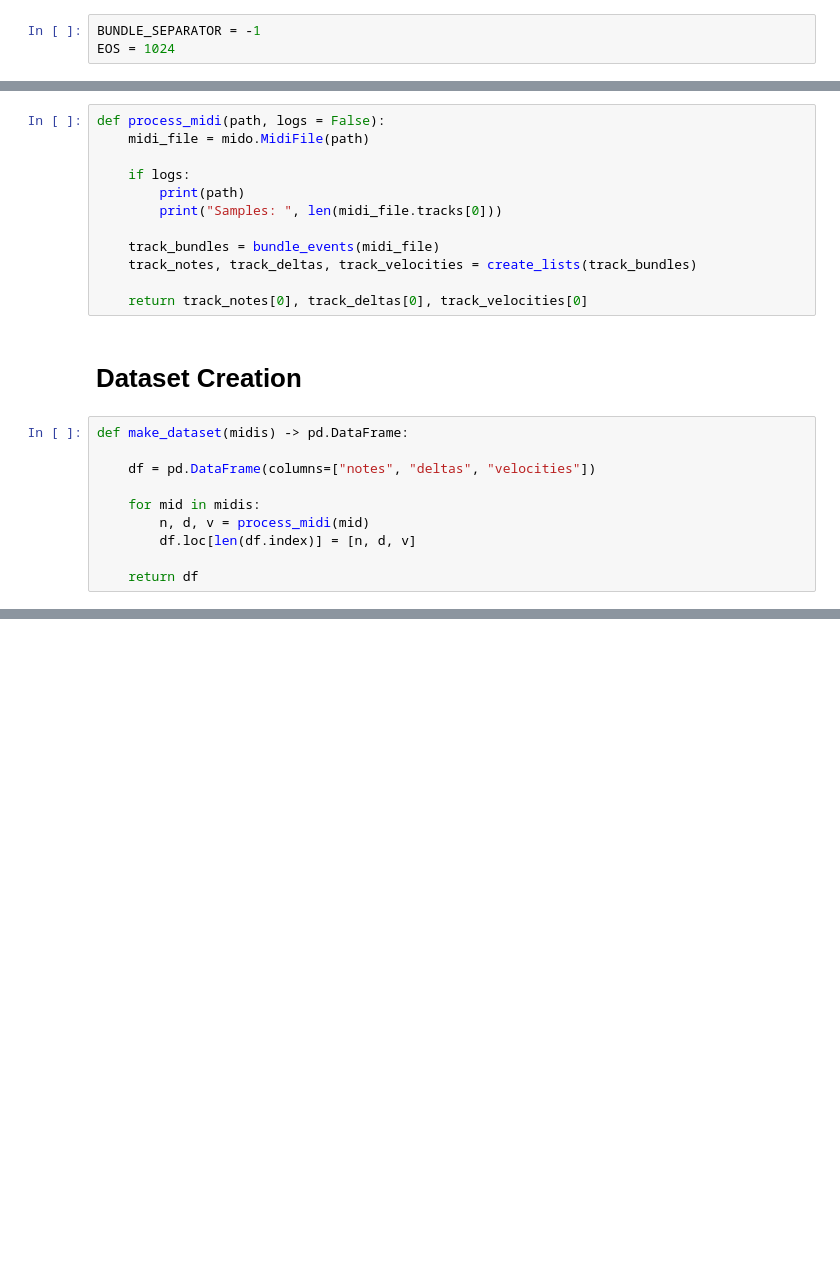
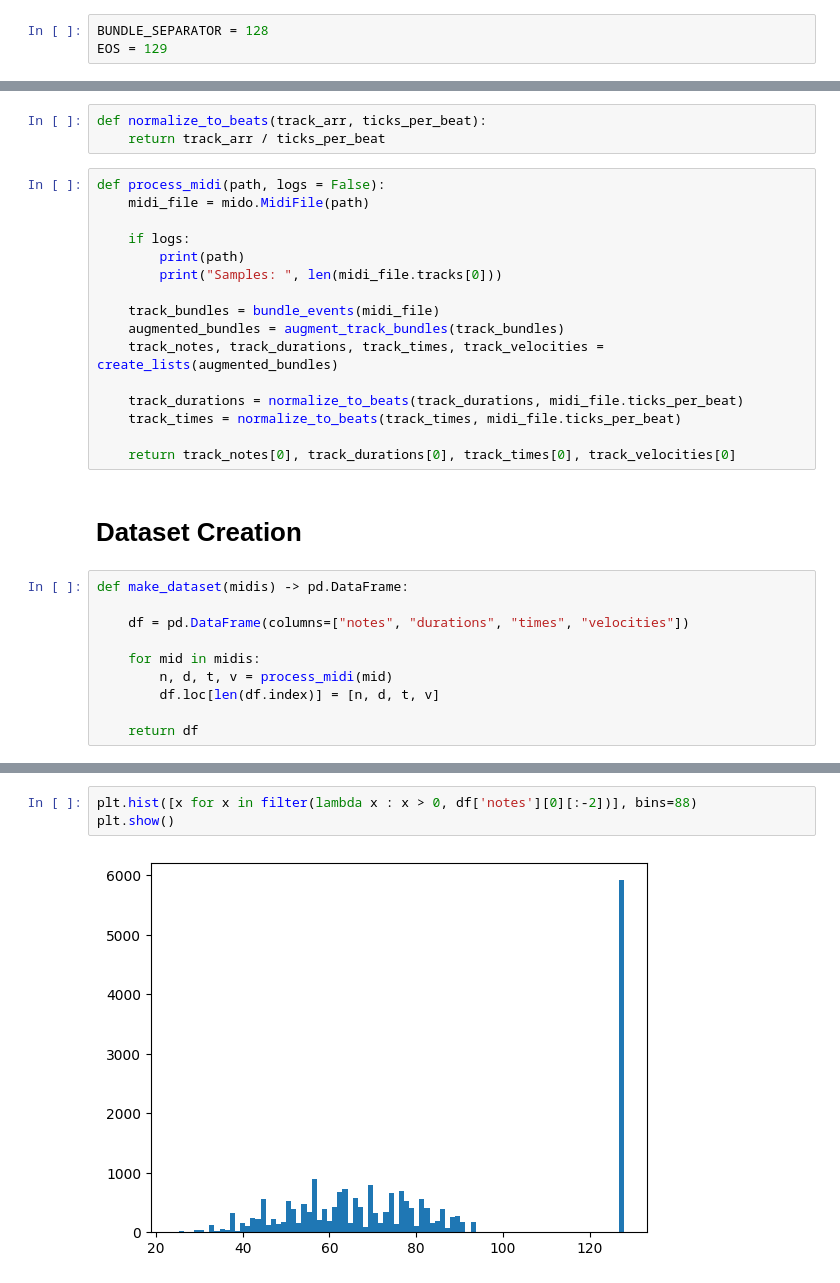
Before and after one commit to TheRealAnonymous008/ML-Playground, a Jupyter notebook: Composer/demo.ipynb, the cells around one changed output, grey strips where cells are left out. Cells and saved outputs as stored; diff of their text form; blank space fills up the shorter version.

Commit message:
feat: midi preprocessing, dataloading pipeline and composer model

```diff
--- a/Composer/demo.ipynb
+++ b/Composer/demo.ipynb
@@ -14,6 +16,6 @@ import matplotlib.pyplot as plt
 # %%
-BUNDLE_SEPARATOR = -1
-EOS = 1024
+BUNDLE_SEPARATOR = 128
+EOS = 129
 # %%
 # Bundle all note events together based on their time offset from each other
 # Returns an array with dimensions (tracks, bundles per track)
@@ -85,3 +135,6 @@ def create_lists(track_bundles):
+# %%
+def normalize_to_beats(track_arr, ticks_per_beat):
+    return track_arr / ticks_per_beat
 # %%
 def process_midi(path, logs = False):
     midi_file = mido.MidiFile(path)
@@ -91,19 +144,23 @@ def process_midi(path, logs = False):
         print("Samples: ", len(midi_file.tracks[0]))
 
     track_bundles = bundle_events(midi_file)
-    track_notes, track_deltas, track_velocities = create_lists(track_bundles)
+    augmented_bundles = augment_track_bundles(track_bundles)
+    track_notes, track_durations, track_times, track_velocities = create_lists(augmented_bundles)
 
-    return track_notes[0], track_deltas[0], track_velocities[0]
+    track_durations = normalize_to_beats(track_durations, midi_file.ticks_per_beat)
+    track_times = normalize_to_beats(track_times, midi_file.ticks_per_beat)
+
+    return track_notes[0], track_durations[0], track_times[0], track_velocities[0]
 # %% [markdown]
 # Dataset Creation
 # %%
 def make_dataset(midis) -> pd.DataFrame:
 
-    df = pd.DataFrame(columns=["notes", "deltas", "velocities"])
+    df = pd.DataFrame(columns=["notes", "durations", "times", "velocities"])
 
     for mid in midis:
-        n, d, v = process_midi(mid)
-        df.loc[len(df.index)] = [n, d, v]
+        n, d, t, v = process_midi(mid)
+        df.loc[len(df.index)] = [n, d, t, v]
 
     return df
 # %%
@@ -139,0 +190,5 @@ midi = MidiDataset(df['notes'], df['deltas'], df['velocities'])
+# %%
+plt.hist([x for x in filter(lambda x : x > 0, df['notes'][0][:-2])], bins=88)
+plt.show()
+# %% [output]
+[figure, added]
```
Also changed, not shown: parts of 12 cells of this notebook, 1 other file.
